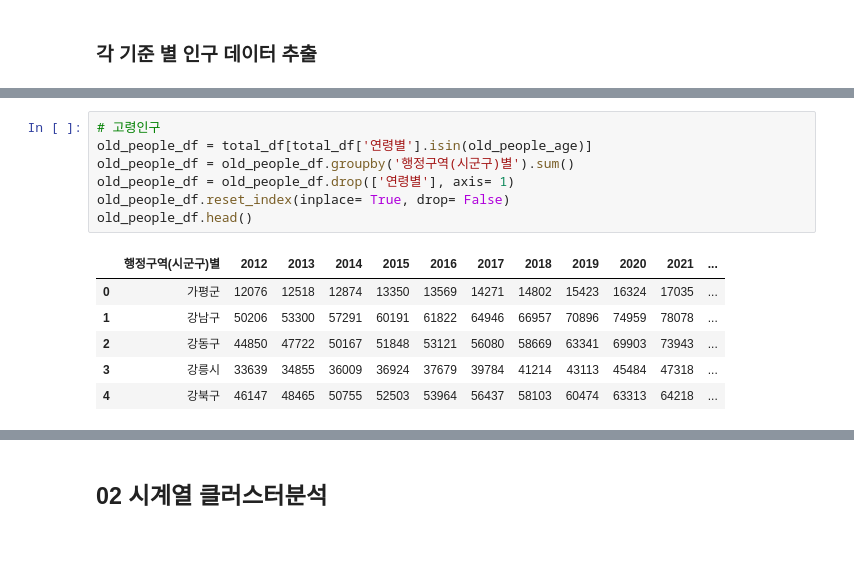
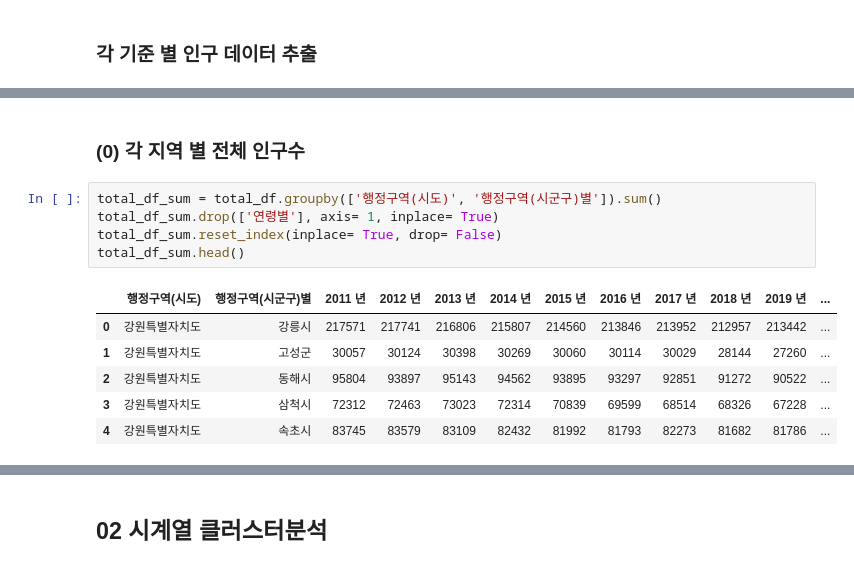
Before and after one commit to applewoods/Population_Analysis, a Jupyter notebook: Population_Preprocessing.ipynb, the cells around one changed output, grey strips where cells are left out. Drawn from its saved outputs; the diff is of its cells as text.

```diff
--- a/Population_Preprocessing.ipynb
+++ b/Population_Preprocessing.ipynb
@@ -109,14 +110,14 @@ young_women_df.head()
+# %% [markdown]
+### (0) 각 지역 별 전체 인구수
 # %%
-# 고령인구
-old_people_df = total_df[total_df['연령별'].isin(old_people_age)]
-old_people_df = old_people_df.groupby('행정구역(시군구)별').sum()
-old_people_df = old_people_df.drop(['연령별'], axis= 1)
-old_people_df.reset_index(inplace= True, drop= False)
-old_people_df.head()
+total_df_sum = total_df.groupby(['행정구역(시도)', '행정구역(시군구)별']).sum()
+total_df_sum.drop(['연령별'], axis= 1, inplace= True)
+total_df_sum.reset_index(inplace= True, drop= False)
+total_df_sum.head()
 # %% [output]
-|  | 행정구역(시군구)별 | 2012 | 2013 | 2014 | 2015 | 2016 | 2017 | 2018 | 2019 | 2020 | 2021 | ... |
-| 0 | 가평군 | 12076 | 12518 | 12874 | 13350 | 13569 | 14271 | 14802 | 15423 | 16324 | 17035 | ... |
-| 1 | 강남구 | 50206 | 53300 | 57291 | 60191 | 61822 | 64946 | 66957 | 70896 | 74959 | 78078 | ... |
-| 2 | 강동구 | 44850 | 47722 | 50167 | 51848 | 53121 | 56080 | 58669 | 63341 | 69903 | 73943 | ... |
-| 3 | 강릉시 | 33639 | 34855 | 36009 | 36924 | 37679 | 39784 | 41214 | 43113 | 45484 | 47318 | ... |
-| 4 | 강북구 | 46147 | 48465 | 50755 | 52503 | 53964 | 56437 | 58103 | 60474 | 63313 | 64218 | ... |
+|  | 행정구역(시도) | 행정구역(시군구)별 | 2011 년 | 2012 년 | 2013 년 | 2014 년 | 2015 년 | 2016 년 | 2017 년 | 2018 년 | 2019 년 | ... |
+| 0 | 강원특별자치도 | 강릉시 | 217571 | 217741 | 216806 | 215807 | 214560 | 213846 | 213952 | 212957 | 213442 | ... |
+| 1 | 강원특별자치도 | 고성군 | 30057 | 30124 | 30398 | 30269 | 30060 | 30114 | 30029 | 28144 | 27260 | ... |
+| 2 | 강원특별자치도 | 동해시 | 95804 | 93897 | 95143 | 94562 | 93895 | 93297 | 92851 | 91272 | 90522 | ... |
+| 3 | 강원특별자치도 | 삼척시 | 72312 | 72463 | 73023 | 72314 | 70839 | 69599 | 68514 | 68326 | 67228 | ... |
+| 4 | 강원특별자치도 | 속초시 | 83745 | 83579 | 83109 | 82432 | 81992 | 81793 | 82273 | 81682 | 81786 | ... |
```
Also changed, not shown: parts of 37 cells of this notebook.
